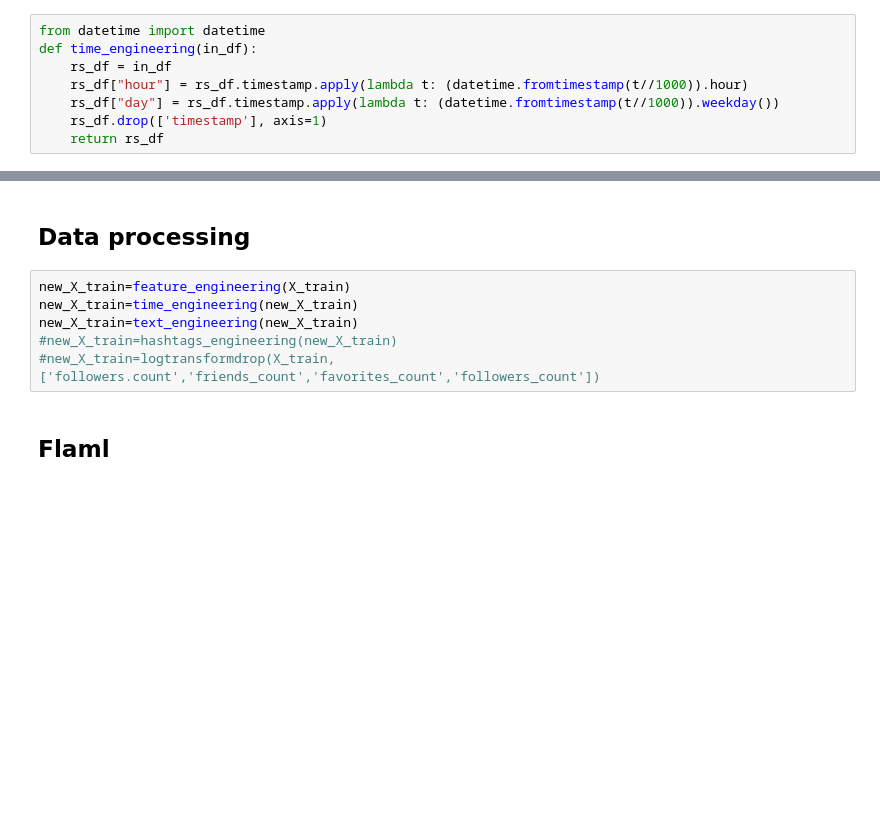
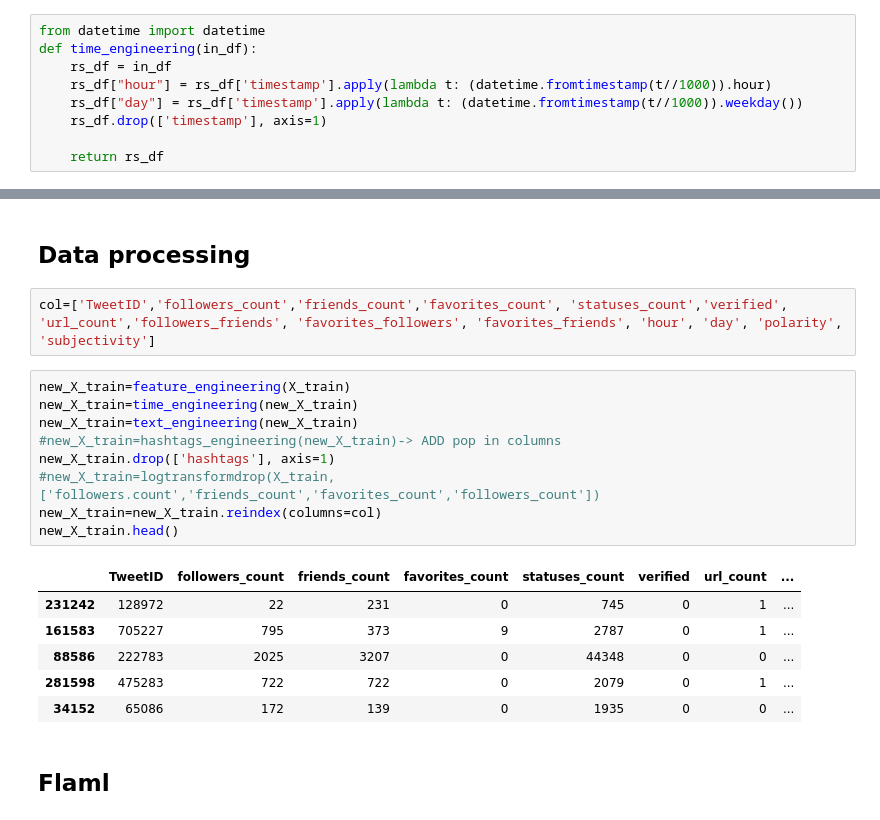
Before and after one commit to antoinegleisberg/INF554_kaggle, a Jupyter notebook: AutoML.ipynb, the cells around one changed output, grey strips where cells are left out. Saved outputs shown, nothing was run; the diff lists cells and outputs as text; blank space fills up the shorter version.

```diff
--- a/AutoML.ipynb
+++ b/AutoML.ipynb
@@ -60,9 +62,10 @@ def feature_engineering(in_df):
 from datetime import datetime
 def time_engineering(in_df):
     rs_df = in_df
-    rs_df["hour"] = rs_df.timestamp.apply(lambda t: (datetime.fromtimestamp(t//1000)).hour)
-    rs_df["day"] = rs_df.timestamp.apply(lambda t: (datetime.fromtimestamp(t//1000)).weekday())
+    rs_df["hour"] = rs_df['timestamp'].apply(lambda t: (datetime.fromtimestamp(t//1000)).hour)
+    rs_df["day"] = rs_df['timestamp'].apply(lambda t: (datetime.fromtimestamp(t//1000)).weekday())
     rs_df.drop(['timestamp'], axis=1)
+
     return rs_df
 # %%
 from textblob import TextBlob #pip install textblob-fr
@@ -103,12 +107,24 @@ def logtransformdrop(dataframe, cols):
     return dataframe
 # %% [markdown]
 ## Data processing
+# %%
+col=['TweetID','followers_count','friends_count','favorites_count', 'statuses_count','verified', 'url_count','followers_friends', 'favorites_followers', 'favorites_friends', 'hour', 'day', 'polarity', 'subjectivity']
 # %%
 new_X_train=feature_engineering(X_train)
 new_X_train=time_engineering(new_X_train)
 new_X_train=text_engineering(new_X_train)
-#new_X_train=hashtags_engineering(new_X_train)
+#new_X_train=hashtags_engineering(new_X_train)-> ADD pop in columns
+new_X_train.drop(['hashtags'], axis=1)
 #new_X_train=logtransformdrop(X_train,['followers.count','friends_count','favorites_count','followers_count'])
+new_X_train=new_X_train.reindex(columns=col)
+new_X_train.head()
+# %% [output]
+|  | TweetID | followers_count | friends_count | favorites_count | statuses_count | verified | url_count | ... |
+| 231242 | 128972 | 22 | 231 | 0 | 745 | 0 | 1 | ... |
+| 161583 | 705227 | 795 | 373 | 9 | 2787 | 0 | 1 | ... |
+| 88586 | 222783 | 2025 | 3207 | 0 | 44348 | 0 | 0 | ... |
+| 281598 | 475283 | 722 | 722 | 0 | 2079 | 0 | 1 | ... |
+| 34152 | 65086 | 172 | 139 | 0 | 1935 | 0 | 0 | ... |
 # %% [markdown]
 ## Flaml
 # %%
```
Also changed, not shown: parts of 13 cells of this notebook.
